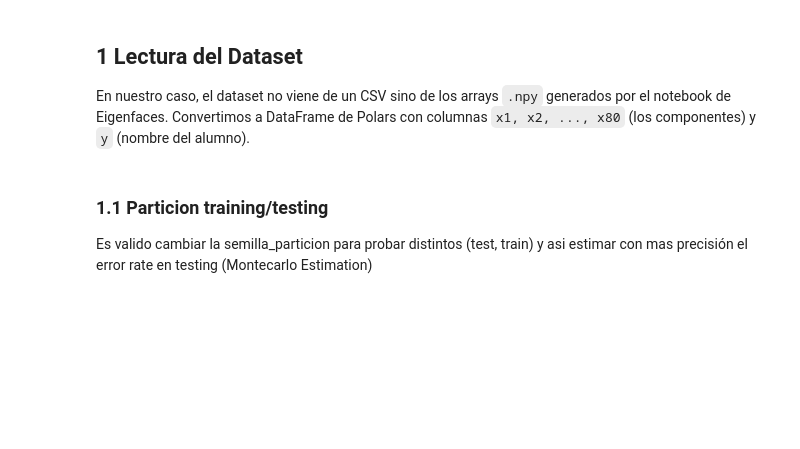
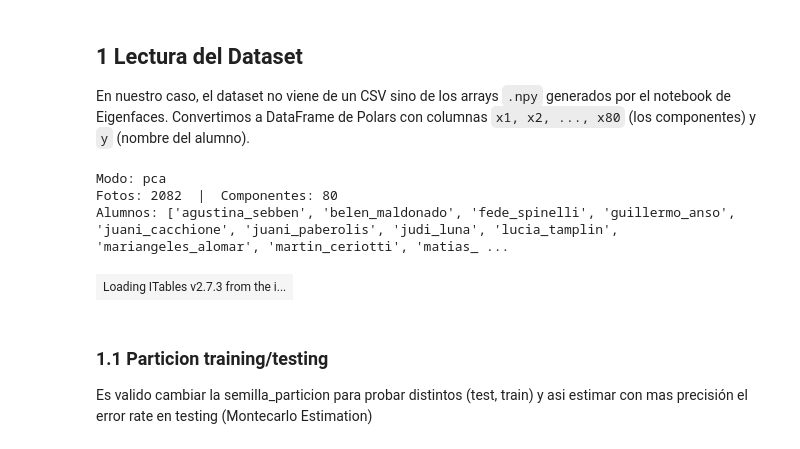
Before and after one commit to mariangelesalomar-sudo/eigenfaces-dma-grupo-1, a Jupyter notebook: nuestras_caras_clasificacion.ipynb, the cells around one changed output. Cells and saved outputs as stored; diff of their text form; code cells hidden in the pictures; blank space fills up the shorter version.

```diff
--- a/nuestras_caras_clasificacion.ipynb
+++ b/nuestras_caras_clasificacion.ipynb
@@ -386,27 +390,32 @@ carpeta        = f"/content/buckets/b1/nn_{MODO}/"  # cambiar con cada corrida
 # %%
 # Lectura del dataset con Polars (adaptado de arrays numpy)
 
 if MODO == "pca":
     X_arr = np.load(f"{CARPETA_DATOS}/fotos_proyectadas_pca.npy")
 elif MODO == "isomap":
     X_arr = np.load(f"{CARPETA_DATOS}/fotos_proyectadas_isomap.npy")
 else:
     raise ValueError("MODO debe ser 'pca' o 'isomap'")
 
-etiquetas_arr = np.load(f"{CARPETA_DATOS}/etiquetas.npy", allow_pickles=True)
+etiquetas_arr = np.load(f"{CARPETA_DATOS}/etiquetas.npy", allow_pickle=True)
 
 n_componentes = X_arr.shape[1]  # 80
 campos = [f"x{i+1}" for i in range(n_componentes)]  # x1, x2, ..., x80
 
 data_dict = {campos[i]: X_arr[:, i].astype(np.float64) for i in range(n_componentes)}
 data_dict["y"] = etiquetas_arr.astype(str)
 
 df = pl.DataFrame(data_dict)
 
 print(f"Modo: {MODO}")
 print(f"Fotos: {df.shape[0]}  |  Componentes: {n_componentes}")
 print(f"Alumnos: {sorted(df['y'].unique().to_list())}")
 df
+# %% [output]
+Modo: pca
+Fotos: 2082  |  Componentes: 80
+Alumnos: ['agustina_sebben', 'belen_maldonado', 'fede_spinelli', 'guillermo_anso', 'juani_cacchione', 'juani_paberolis', 'judi_luna', 'lucia_tamplin', 'mariangeles_alomar', 'martin_ceriotti', 'matias_ ...
+| Loading ITables v2.7.3 from the i... |
 # %% [markdown]
 ### 1.1 Particion training/testing
 Es valido cambiar la semilla_particion para probar distintos (test, train) y asi estimar con mas precisión el error rate en testing (Montecarlo Estimation)
```
Also changed, not shown: parts of 2 cells of this notebook.
